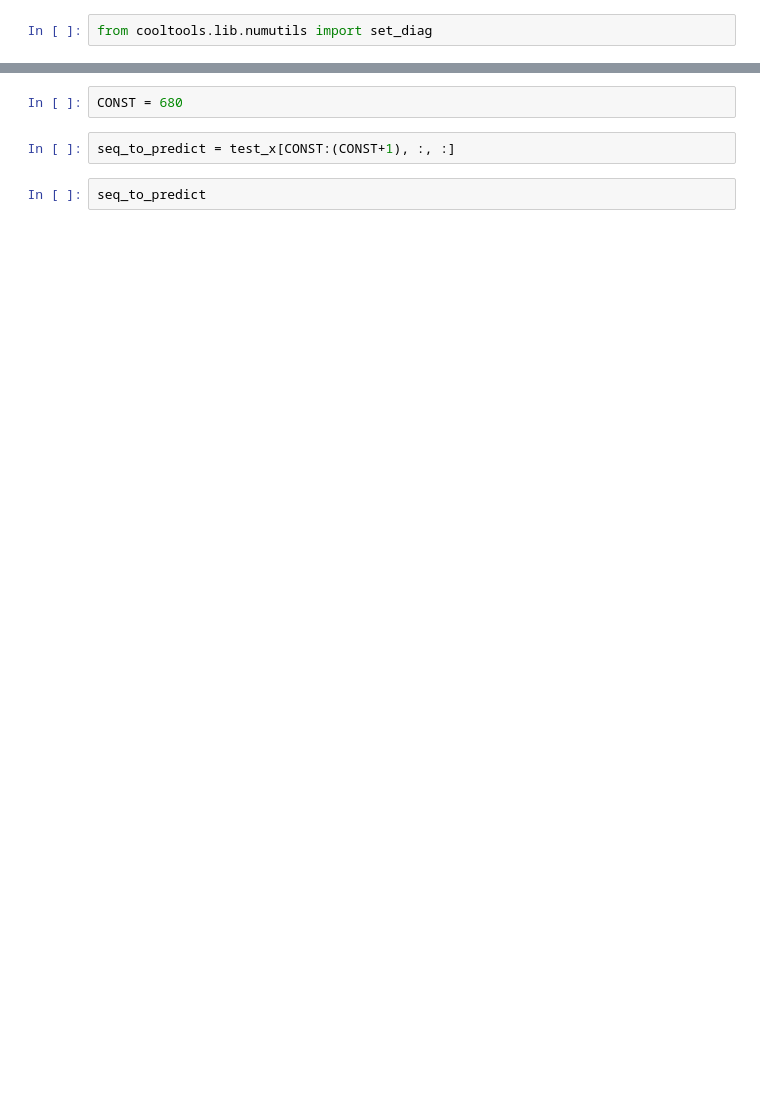
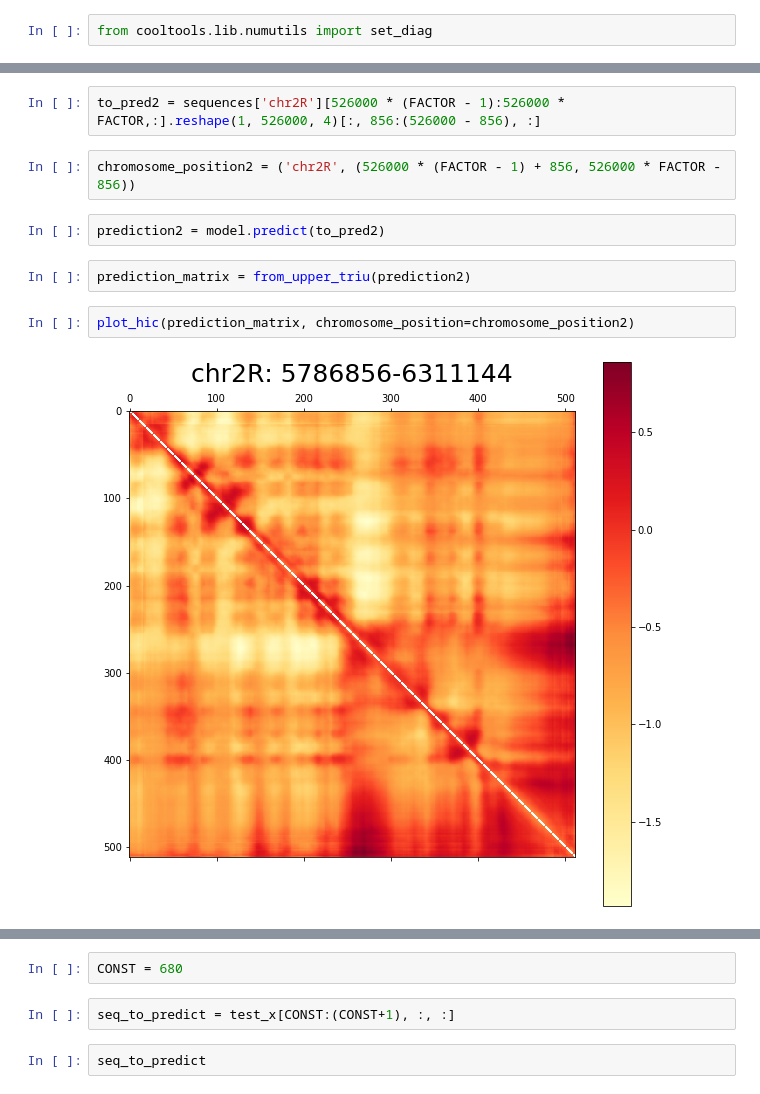
Before and after one commit to NeilAlishev/HiCPredictor, a Jupyter notebook: DeepHiCResearch.ipynb, the cells around one changed output, grey strips where cells are left out. Cells and saved outputs as stored; diff of their text form; blank space fills up the shorter version.

```diff
--- a/DeepHiCResearch.ipynb
+++ b/DeepHiCResearch.ipynb
@@ -1043,0 +1069,12 @@ from cooltools.lib.numutils import set_diag
+# %%
+to_pred2 = sequences['chr2R'][526000 * (FACTOR - 1):526000 * FACTOR,:].reshape(1, 526000, 4)[:, 856:(526000 - 856), :]
+# %%
+chromosome_position2 = ('chr2R', (526000 * (FACTOR - 1) + 856, 526000 * FACTOR - 856))
+# %%
+prediction2 = model.predict(to_pred2)
+# %%
+prediction_matrix = from_upper_triu(prediction2)
+# %%
+plot_hic(prediction_matrix, chromosome_position=chromosome_position2)
+# %% [output]
+[figure, added]
```
Also changed, not shown: parts of 25 cells of this notebook.
